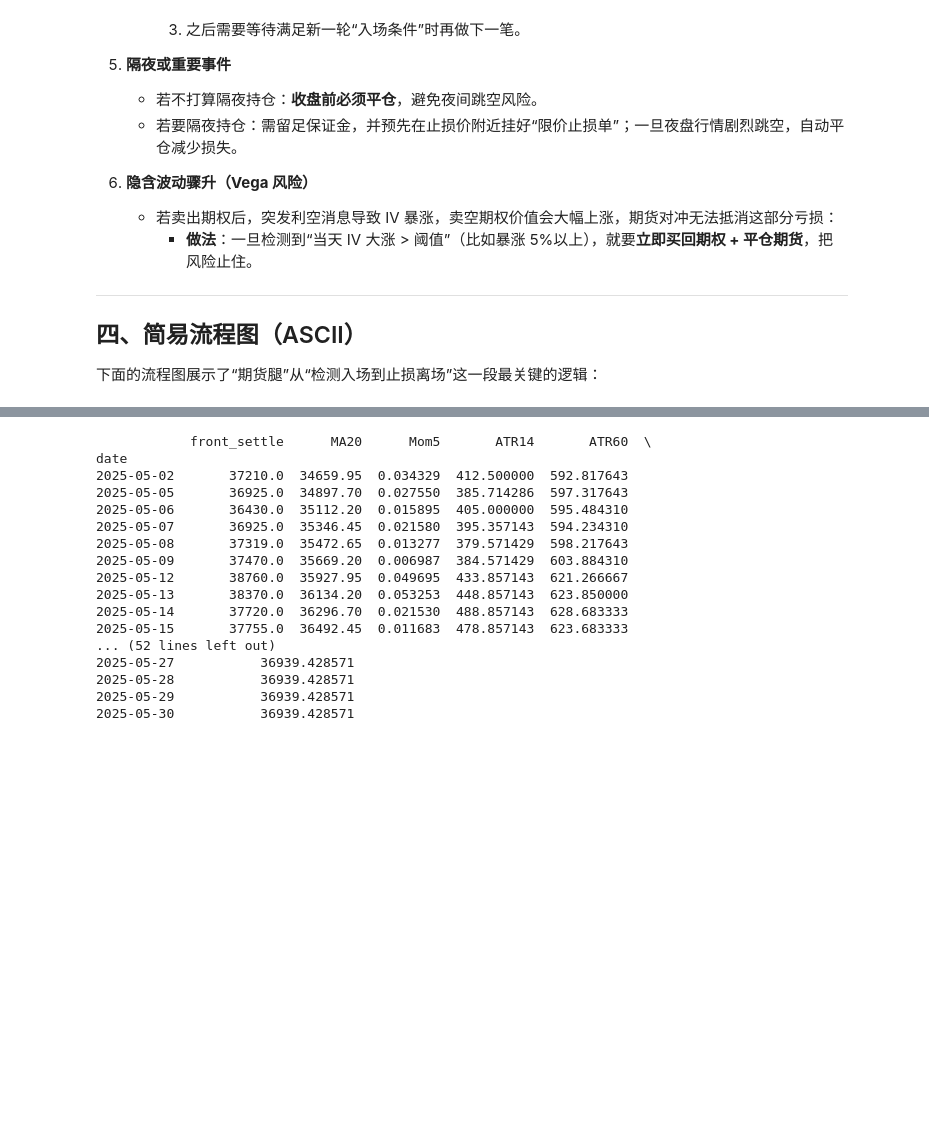
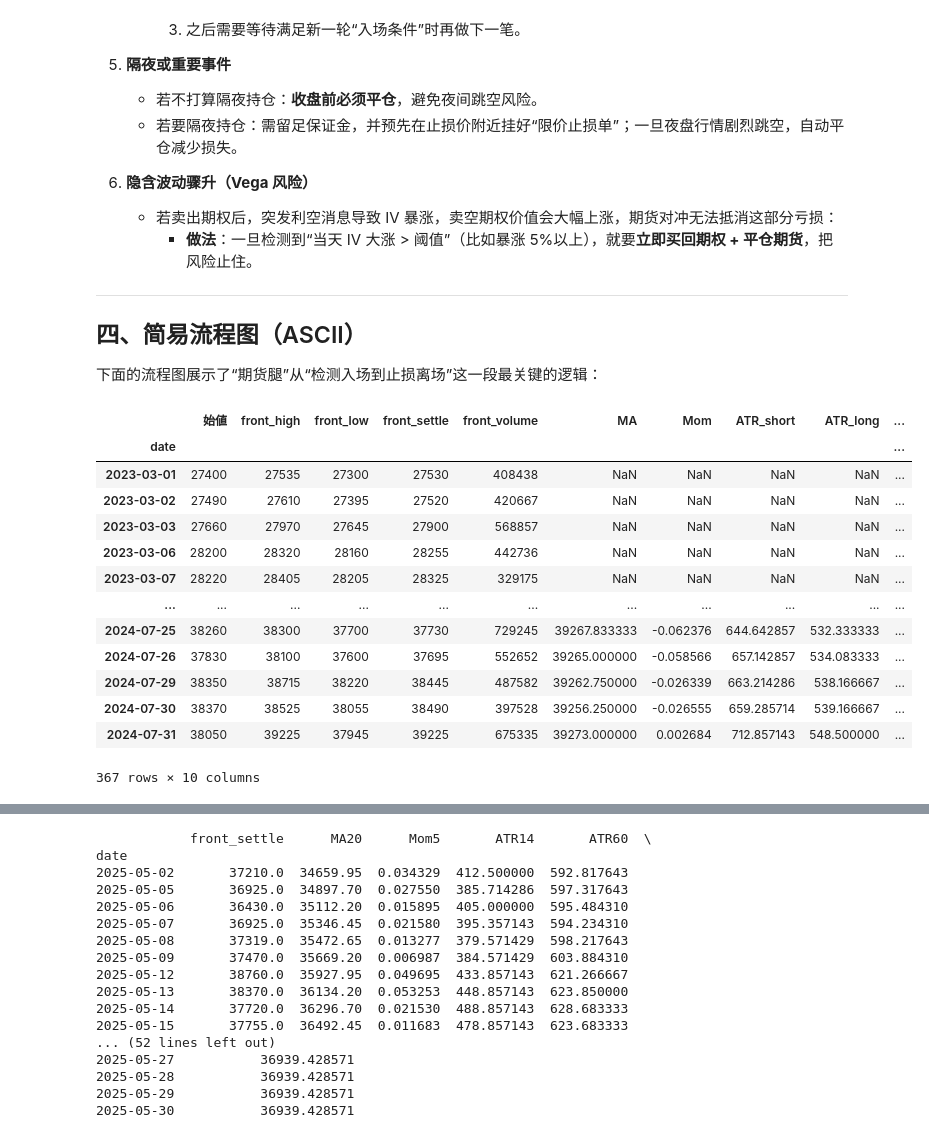
Before and after one commit to tenofovir/stock_analysis_tool, a Jupyter notebook: Quant.ipynb, the cells around one changed output, grey strips where cells are left out. Drawn from its saved outputs; the diff is of its cells as text; code cells hidden in the pictures; blank space fills up the shorter version.

```diff
--- a/Quant.ipynb
+++ b/Quant.ipynb
@@ -426,0 +519,30 @@ for (pname, pcode) in prod_map.items():
+# %%
+#回归策略（无截距线性）
+from sklearn.linear_model import LinearRegression
+# 4) 分月无截距线性回归：market_price ~ theo_price, no intercept
+# （假设 df 已经包含 date, theo_price, market_price 列 并已加载）
+df["year_month"] = df["date"].dt.strftime("%Y%m").astype(int)
+
+results_no_intercept = []
+for ym, group in df.dropna(subset=["market_price","theo_price"]).groupby("year_month"):
+    x = group["theo_price"].values.reshape(-1, 1)
+    y = group["market_price"].values
+    n = len(group)
+    if n >= 10:
+        lr = LinearRegression(fit_intercept=False)
+        lr.fit(x, y)
+        y_pred = lr.predict(x)
+        ss_res = np.sum((y - y_pred) ** 2)
+        ss_tot = np.sum((y - np.mean(y)) ** 2)
+        r2    = 1 - ss_res / ss_tot if ss_tot != 0 else np.nan
+        slope = lr.coef_[0]
+    else:
+        slope, r2 = np.nan, np.nan
+    results_no_intercept.append({
+        "year_month":           ym,
+        "slope_no_intercept":   slope,
+        "r_squared_no_intercept": r2,
+        "n_points":             n
+    })
+
+monthly_no_int = pd.DataFrame(results_no_intercept).sort_values("year_month")
@@ -722,3 +1463,20 @@ def plot_signals(df_signals):
+# %%
+df_sig
+# %% [output]
+|  | 始値 | front_high | front_low | front_settle | front_volume | MA | Mom | ATR_short | ATR_long | ... |
+| date |  |  |  |  |  |  |  |  |  | ... |
+| 2023-03-01 | 27400 | 27535 | 27300 | 27530 | 408438 | NaN | NaN | NaN | NaN | ... |
+| 2023-03-02 | 27490 | 27610 | 27395 | 27520 | 420667 | NaN | NaN | NaN | NaN | ... |
+| 2023-03-03 | 27660 | 27970 | 27645 | 27900 | 568857 | NaN | NaN | NaN | NaN | ... |
+| 2023-03-06 | 28200 | 28320 | 28160 | 28255 | 442736 | NaN | NaN | NaN | NaN | ... |
+| 2023-03-07 | 28220 | 28405 | 28205 | 28325 | 329175 | NaN | NaN | NaN | NaN | ... |
+| ... | ... | ... | ... | ... | ... | ... | ... | ... | ... | ... |
+| 2024-07-25 | 38260 | 38300 | 37700 | 37730 | 729245 | 39267.833333 | -0.062376 | 644.642857 | 532.333333 | ... |
+| 2024-07-26 | 37830 | 38100 | 37600 | 37695 | 552652 | 39265.000000 | -0.058566 | 657.142857 | 534.083333 | ... |
+| 2024-07-29 | 38350 | 38715 | 38220 | 38445 | 487582 | 39262.750000 | -0.026339 | 663.214286 | 538.166667 | ... |
+| 2024-07-30 | 38370 | 38525 | 38055 | 38490 | 397528 | 39256.250000 | -0.026555 | 659.285714 | 539.166667 | ... |
+| 2024-07-31 | 38050 | 39225 | 37945 | 39225 | 675335 | 39273.000000 | 0.002684 | 712.857143 | 548.500000 | ... |
+367 rows × 10 columns
 # %%
 # ------------------------------
 # 5. 示例调用与可视化展示
```
Also changed, not shown: parts of 27 cells of this notebook.
